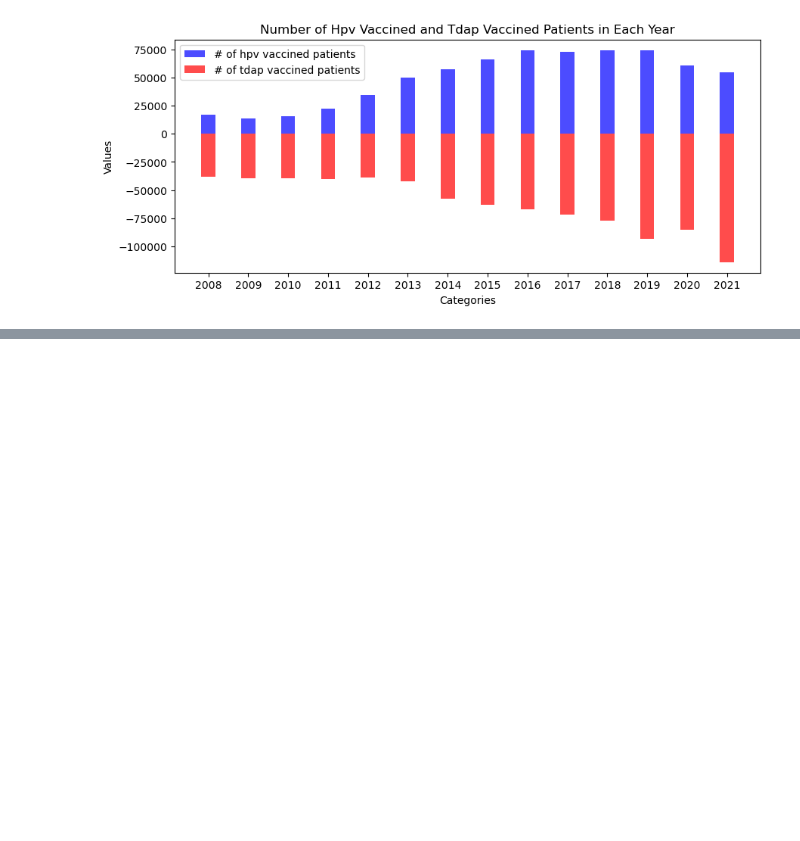
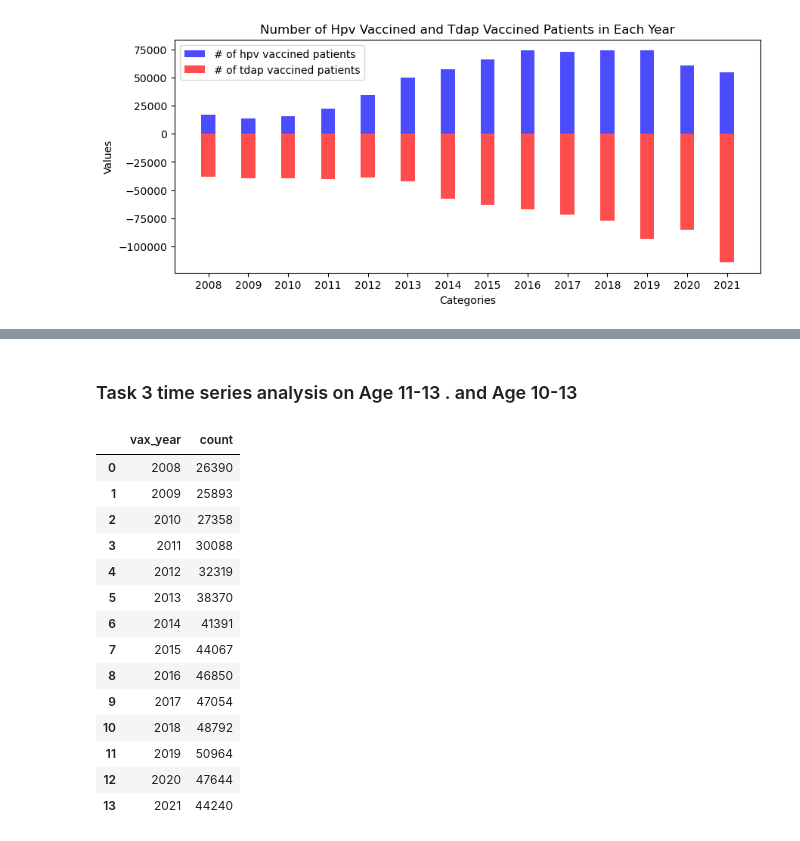
Before and after one commit to ZihanDing/EHR_project, a Jupyter notebook: HpvVaccine/NYSIIS_analysis.ipynb, the cells around one changed output, grey strips where cells are left out. Drawn from its saved outputs; the diff is of its cells as text; code cells hidden in the pictures; blank space fills up the shorter version.

```diff
--- a/HpvVaccine/NYSIIS_analysis.ipynb
+++ b/HpvVaccine/NYSIIS_analysis.ipynb
@@ -1047,0 +904,2 @@ plt.show()
+# %% [markdown]
+### Task 3 time series analysis on Age 11-13 . and Age 10-13
@@ -1047,0 +910,21 @@ plt.show()
+# %%
+distinct_df_total = df_t.drop_duplicates(subset=['client_id','vax_year'], keep='first')
+distinct_df_total = distinct_df_total[(distinct_df_total['PatientAge']>=11) & (distinct_df_total['PatientAge']<=13)]
+grouped_total = distinct_df_total.groupby('vax_year').size().reset_index(name='count')
+grouped_total
+# %% [output]
+|  | vax_year | count |
+| 0 | 2008 | 26390 |
+| 1 | 2009 | 25893 |
+| 2 | 2010 | 27358 |
+| 3 | 2011 | 30088 |
+| 4 | 2012 | 32319 |
+| 5 | 2013 | 38370 |
+| 6 | 2014 | 41391 |
+| 7 | 2015 | 44067 |
+| 8 | 2016 | 46850 |
+| 9 | 2017 | 47054 |
+| 10 | 2018 | 48792 |
+| 11 | 2019 | 50964 |
+| 12 | 2020 | 47644 |
+| 13 | 2021 | 44240 |
```
Also changed, not shown: parts of 96 cells of this notebook.
